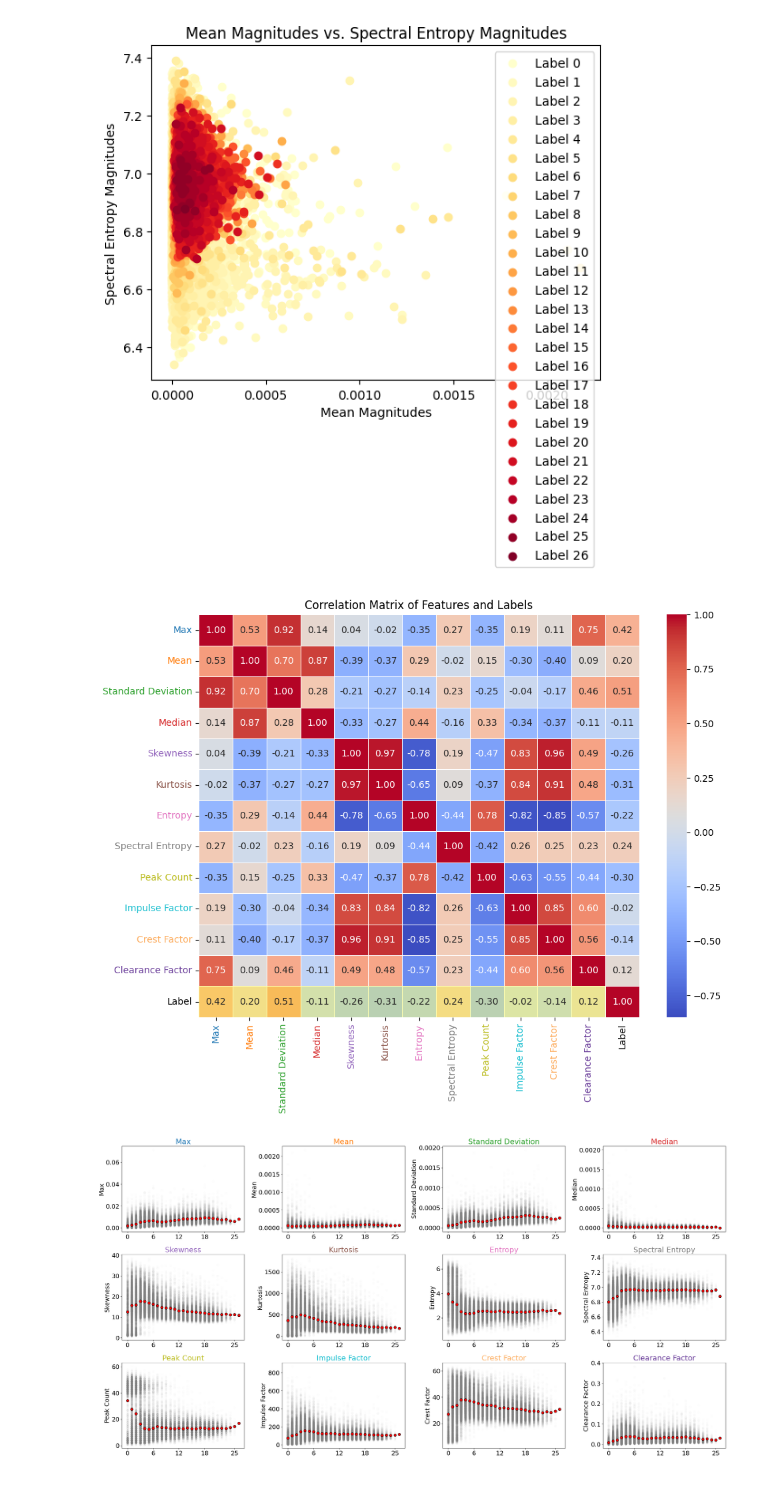
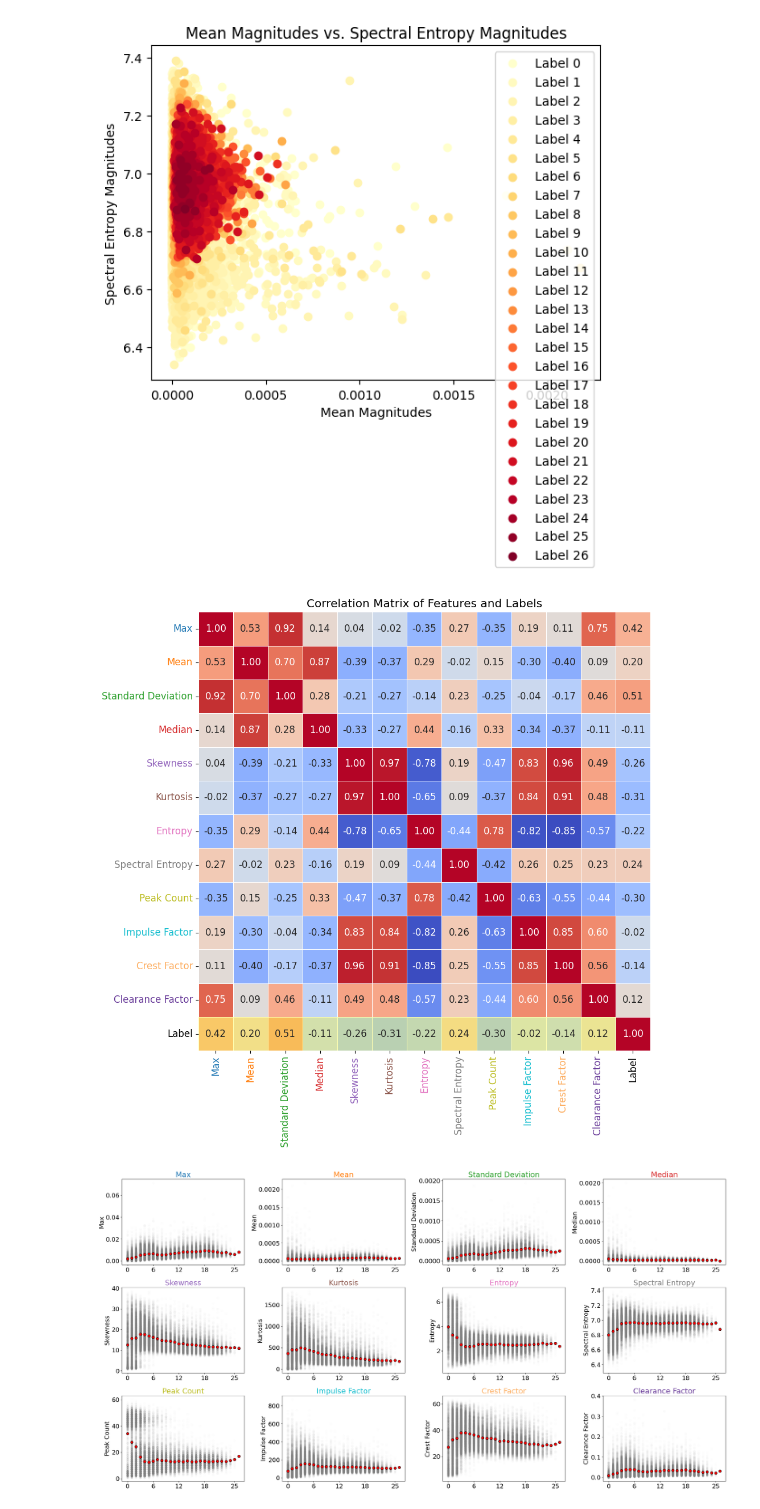
Before and after one commit to Hip02/CrowdMonitoring_Hip, a Jupyter notebook: FeatureAnalysis/features_analysis.ipynb, the cells around one changed output. Cells and saved outputs as stored; diff of their text form; code cells hidden in the pictures.

```diff
--- a/FeatureAnalysis/features_analysis.ipynb
+++ b/FeatureAnalysis/features_analysis.ipynb
@@ -76,14 +78,14 @@ plot_pair_feature_space(mean_magnitudes, spectral_entropy_magnitudes, labels, "M
 # %% [output]
 [figure]
 # %%
-plt.rcParams.update({'font.size': 10})
+plt.rcParams.update({'font.size': 12})
 features_names = ["Max", "Mean", "Standard Deviation", "Median", "Skewness", "Kurtosis", "Entropy", "Spectral Entropy", "Peak Count", "Impulse Factor", "Crest Factor", "Clearance Factor"]
 list_of_all_features = np.array([max_values, mean_magnitudes, std_magnitudes, median_magnitudes, skewness_magnitudes, kurtosis_magnitudes, entropy_magnitudes, spectral_entropy_magnitudes, peak_count_magnitudes, impulse_factor_magnitudes, crest_factor_magnitudes, clearance_factor_magnitudes])
 #print(list_of_all_features.shape)
 #print(labels.shape)
 plot_correlation_matrix(list_of_all_features, labels, features_names, colors)
 # %% [output]
-[figure, old version]
+[figure, new version]
 # %%
 # Set bigger font default size
 plt.rcParams.update({'font.size': 18})
```
Also changed, not shown: parts of 1 cell of this notebook, 4 other files.
